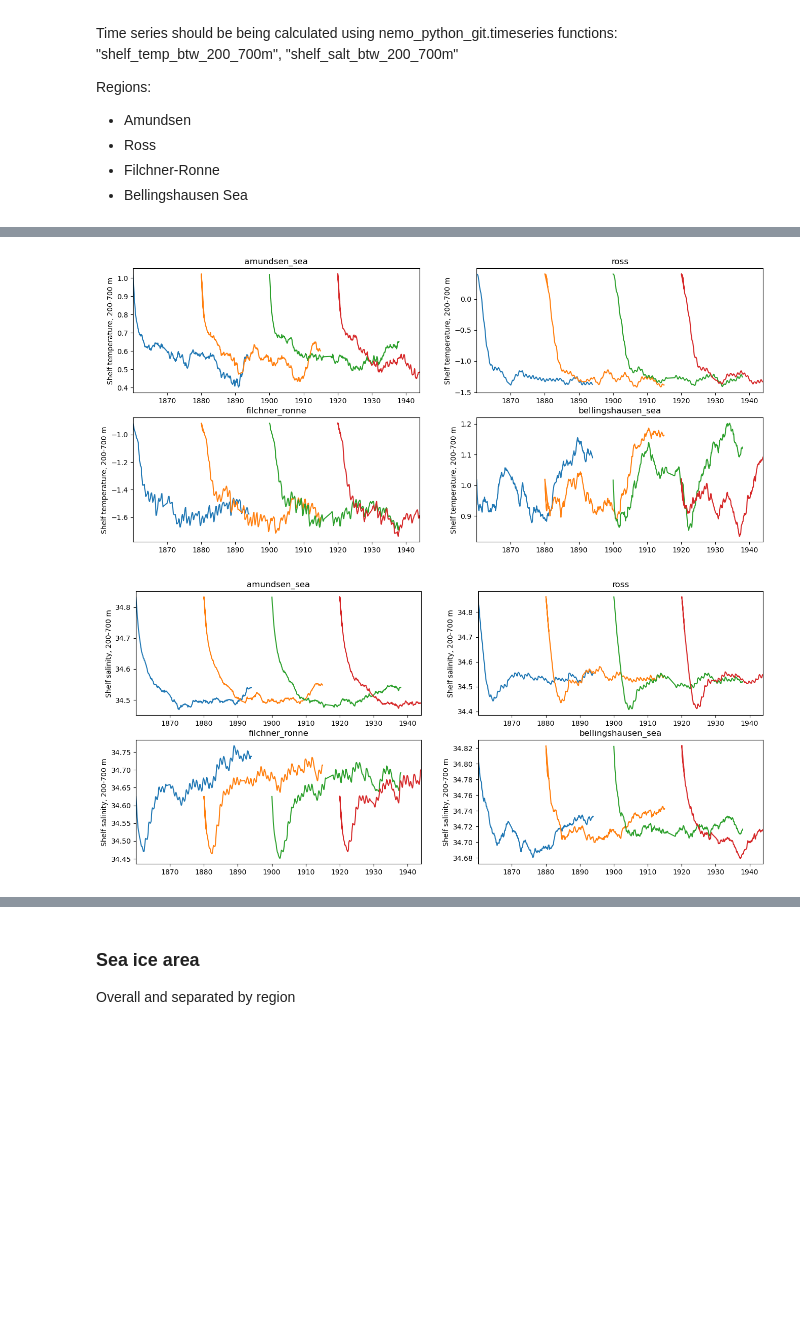
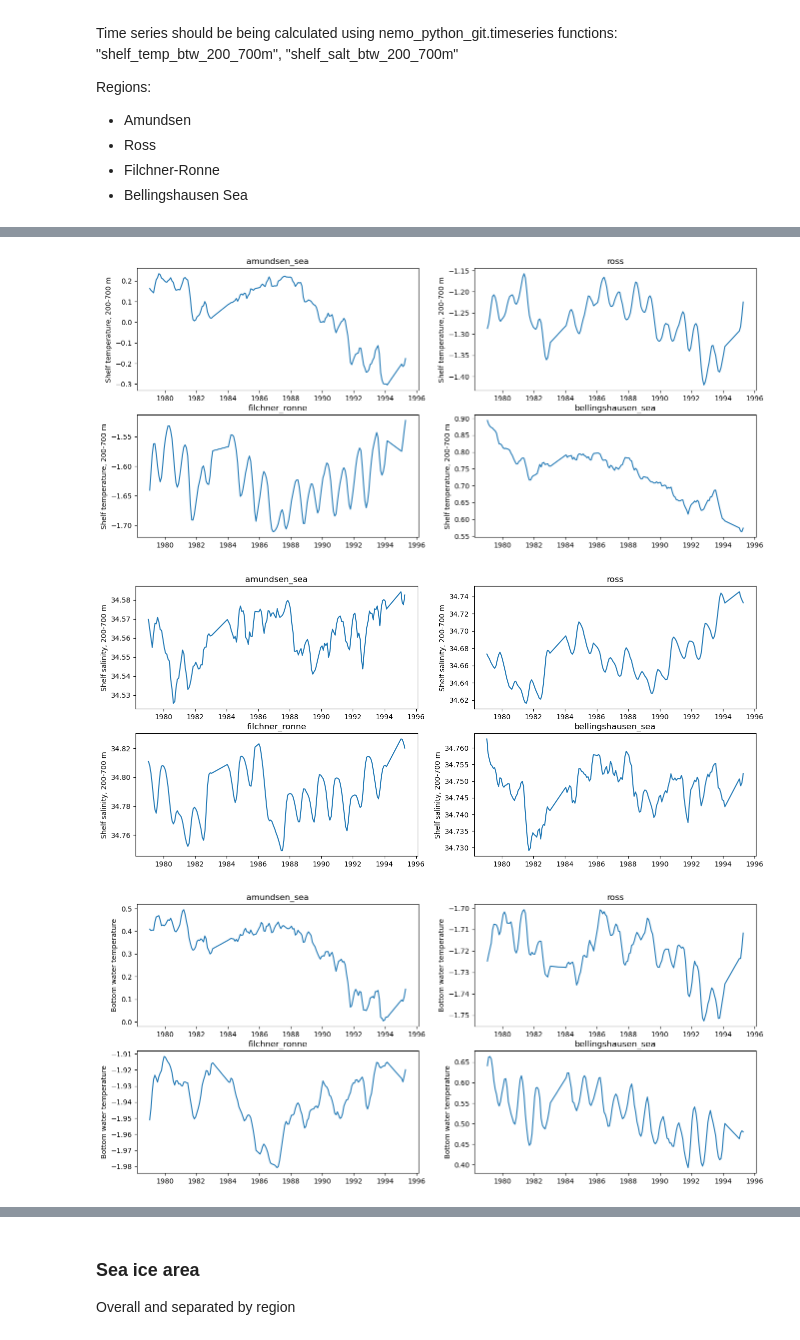
Before and after one commit to brogalla/analysis-birgal, a Jupyter notebook: nemo_config_setup/climate-experiments/CESM2/timeseries-spin-up.ipynb, the cells around one changed output, grey strips where cells are left out. Cells and saved outputs as stored; diff of their text form; code cells hidden in the pictures; blank space fills up the shorter version.

```diff
--- a/nemo_config_setup/climate-experiments/CESM2/timeseries-spin-up.ipynb
+++ b/nemo_config_setup/climate-experiments/CESM2/timeseries-spin-up.ipynb
@@ -23,6 +20,3 @@ dir1920  = f'{base_dir}output/CESM2_t0_ens1011_monthly_highresbias_1920/'
 # %%
 # load timeseries files for each of the runs to look at
-ds1860 = xr.open_dataset(f'{dir1860}timeseries.nc')
-ds1880 = xr.open_dataset(f'{dir1880}timeseries.nc')
-ds1900 = xr.open_dataset(f'{dir1900}timeseries.nc')
-ds1920 = xr.open_dataset(f'{dir1920}timeseries.nc')
+ds_exp = xr.open_dataset(f'{expdir}timeseries0-gridT.nc')
@@ -58,8 +56,17 @@ def plot_timeseries(ax, var_name, ds, title='', regions=['amundsen_sea'], runid=
 regions = ['amundsen_sea','ross','filchner_ronne','bellingshausen_sea']
 # regions = ['amundsen_sea']
 
-# var_titles = ['Shelf temperature, 200-700 m', 'Shelf salinity, 200-700 m','Bottom water temperature', 'Bottom water salinity' ]
-var_titles = ['Shelf temperature, 200-700 m', 'Shelf salinity, 200-700 m']
-# var_names = [f'{regions[0]}_shelf_temp_btw_200_700m', f'{regions[0]}_shelf_salt_btw_200_700m',
-#              f'{regions[0]}_bwtemp', f'{regions[0]}_bwsalt']
-var_names = [f'{regions[0]}_shelf_temp_btw_200_700m', f'{regions[0]}_shelf_salt_btw_200_700m']
+var_titles = ['Shelf temperature, 200-700 m', 'Shelf salinity, 200-700 m','Bottom water temperature', 'Bottom water salinity', 'Thermocline']
+var_names = [f'{regions[0]}_shelf_temp_btw_200_700m', f'{regions[0]}_shelf_salt_btw_200_700m',
+             f'{regions[0]}_bwtemp', f'{regions[0]}_bwsalt', f'{regions[0]}_thermocline']
+# %%
+# create a new figure for each variable
+for v, var_name in enumerate(var_names):
+
+    fig, ax = plt.subplots(1,1, figsize=(6,3))
+    for r, region in enumerate(regions):
+        varname = var_name.replace(regions[0], region)
+        ax.plot(ds_exp['time_counter'], ds_exp[varname], label=region, color=None)
+        ax.set_ylabel(var_titles[v])
+
+    ax.legend(loc=(1.05, 0.5))
@@ -66,19 +79,16 @@ var_names = [f'{regions[0]}_shelf_temp_btw_200_700m', f'{regions[0]}_shelf_salt_
 # %%
 # create a new figure for each variable
 for v, var_name in enumerate(var_names):
 
     fig, ax = setup_timeseries_axes(regions=regions)
 
     # ax = plot_timeseries(ax, var_name, ens1011, title=var_titles[v], regions=regions, runid='1011.001')
-    ax = plot_timeseries(ax, var_name, ds1860, title=var_titles[v], regions=regions, runid='')
-    ax = plot_timeseries(ax, var_name, ds1880, title=var_titles[v], regions=regions, runid='')
-    ax = plot_timeseries(ax, var_name, ds1900, title=var_titles[v], regions=regions, runid='')
-    ax = plot_timeseries(ax, var_name, ds1920, title=var_titles[v], regions=regions, runid='')
+    ax = plot_timeseries(ax, var_name, ds_exp, title=var_titles[v], regions=regions, runid='')
 
     # ax[0,0].legend(frameon=False)
-
-    for axis in ax.ravel():
-        axis.set_xlim(ds1860.time_centered[0], ds1920.time_centered[-1])
+    # for axis in ax.ravel():
+        # axis.set_xlim(ds1860.time_centered[0], ds1920.time_centered[-1])
 # %% [output]
-[figure, old version]
+[figure, new version]
-[figure, old version]
+[figure, new version]
+[figure, added]
```
Also changed, not shown: parts of 4 cells of this notebook, 1 other file.
